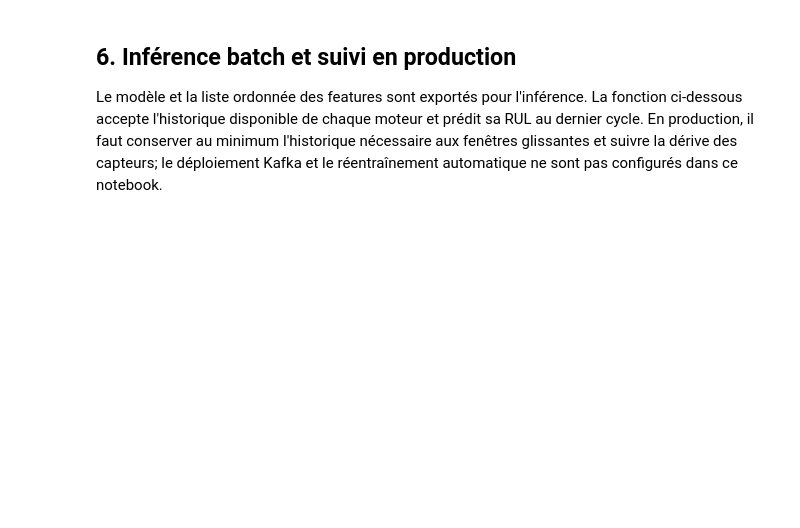
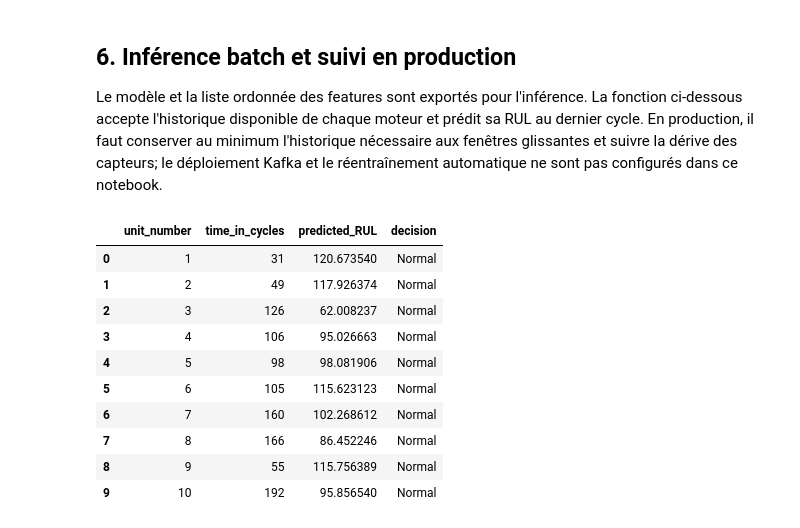
Before and after one commit to mysteriodataweb/Maintenance, a Jupyter notebook: notebooks/preprocess.ipynb, the cells around one changed output. Saved outputs shown, nothing was run; the diff lists cells and outputs as text; code cells hidden in the pictures; blank space fills up the shorter version.

```diff
--- a/notebooks/preprocess.ipynb
+++ b/notebooks/preprocess.ipynb
@@ -330,6 +352,8 @@ print("=" * 60)
 
 print(f"Moteurs entraînement : {len(train_units)}")
 print(f"Moteurs validation   : {len(validation_units)}")
+print(f"Features utilisées   : {X_train.shape[1]}")
+print(f"Cible                : RUL plafonnée à {RUL_CAP} cycles")
 
 
 # ============================================================
@@ -385,18 +409,11 @@ for name, model in models.items():
     print(f"MODÈLE : {name}")
     print("=" * 60)
 
-    # Entraînement
-    # Fit on the reduced feature set and downcast to float32 to avoid the
-    # MemoryError caused by the full 155x16561 dense matrix.
-    feature_cols = selected_settings + selected_sensors
+    # Entraînement sur les mêmes features que le modèle exporté
+    # (FEATURE_COLUMNS), avec la RUL plafonnée pour cible.
+    model.fit(X_train, y_train)
 
-    X_train_model = X_train.loc[:, feature_cols].astype(np.float32, copy=False)
-    X_valid_model = X_validation.loc[:, feature_cols].astype(np.float32, copy=False)
-
-    model.fit(X_train_model, y_train)
-
-    # Predict with the same reduced feature set used during fitting.
-    predictions = model.predict(X_valid_model)
+    predictions = model.predict(X_validation)
 
     # Métriques
     mae = mean_absolute_error(
@@ -929,41 +968,58 @@ def infer_fleet_rul(raw_data: pd.DataFrame, model, feature_columns: list[str]) -
         .sort_values("unit_number")
         .reset_index(drop=True)
     )
-    latest_X = latest[feature_columns].replace([np.inf, -np.inf], np.nan).fillna(0)
+    latest_X = (
+        latest[feature_columns]
+        .replace([np.inf, -np.inf], np.nan)
+        .fillna(0)
+        .astype(np.float32)
+    )
     latest["predicted_RUL"] = np.maximum(0, model.predict(latest_X))
     latest["decision"] = pd.cut(
         latest["predicted_RUL"],
         bins=[-np.inf, 20, 25, 50, np.inf],
         labels=[
-            "Alerte critique",
+            "Critique",
             "Surveillance renforcée",
             "Inspection planifiée",
             "Normal",
         ],
         right=True,
     )
     return latest[["unit_number", "time_in_cycles", "predicted_RUL", "decision"]]
 
 
 # Vérifie le flux d'inférence batch sur les moteurs du jeu de test.
 batch_predictions = infer_fleet_rul(raw_test, final_model, FEATURE_COLUMNS)
 display(batch_predictions.head(10))
 
 
 def sensor_drift_report(reference_data: pd.DataFrame, current_data: pd.DataFrame) -> pd.DataFrame:
     """Signale les décalages de moyenne capteur, à comparer à régime équivalent."""
     reference_mean = reference_data[selected_sensors].mean()
     reference_std = reference_data[selected_sensors].std(ddof=0).replace(0, np.nan)
     current_mean = current_data[selected_sensors].mean()
     standardized_shift = ((current_mean - reference_mean) / reference_std).abs()
     return pd.DataFrame({
         "absolute_mean_shift_in_std": standardized_shift,
         "drift_alert": standardized_shift > 0.5,
     }).sort_values("absolute_mean_shift_in_std", ascending=False)
 
 
 # Pour un suivi réel, appeler ce rapport périodiquement sur des fenêtres récentes
 # comparables au régime de référence, et déclencher une revue si une alerte apparaît.
+# %% [output]
+|  | unit_number | time_in_cycles | predicted_RUL | decision |
+| 0 | 1 | 31 | 120.673540 | Normal |
+| 1 | 2 | 49 | 117.926374 | Normal |
+| 2 | 3 | 126 | 62.008237 | Normal |
+| 3 | 4 | 106 | 95.026663 | Normal |
+| 4 | 5 | 98 | 98.081906 | Normal |
+| 5 | 6 | 105 | 115.623123 | Normal |
+| 6 | 7 | 160 | 102.268612 | Normal |
+| 7 | 8 | 166 | 86.452246 | Normal |
+| 8 | 9 | 55 | 115.756389 | Normal |
+| 9 | 10 | 192 | 95.856540 | Normal |
 # %%
 def infer_fleet_alerts(
     raw_data: pd.DataFrame,
```
Also changed, not shown: parts of 14 cells of this notebook, 5 other files.
